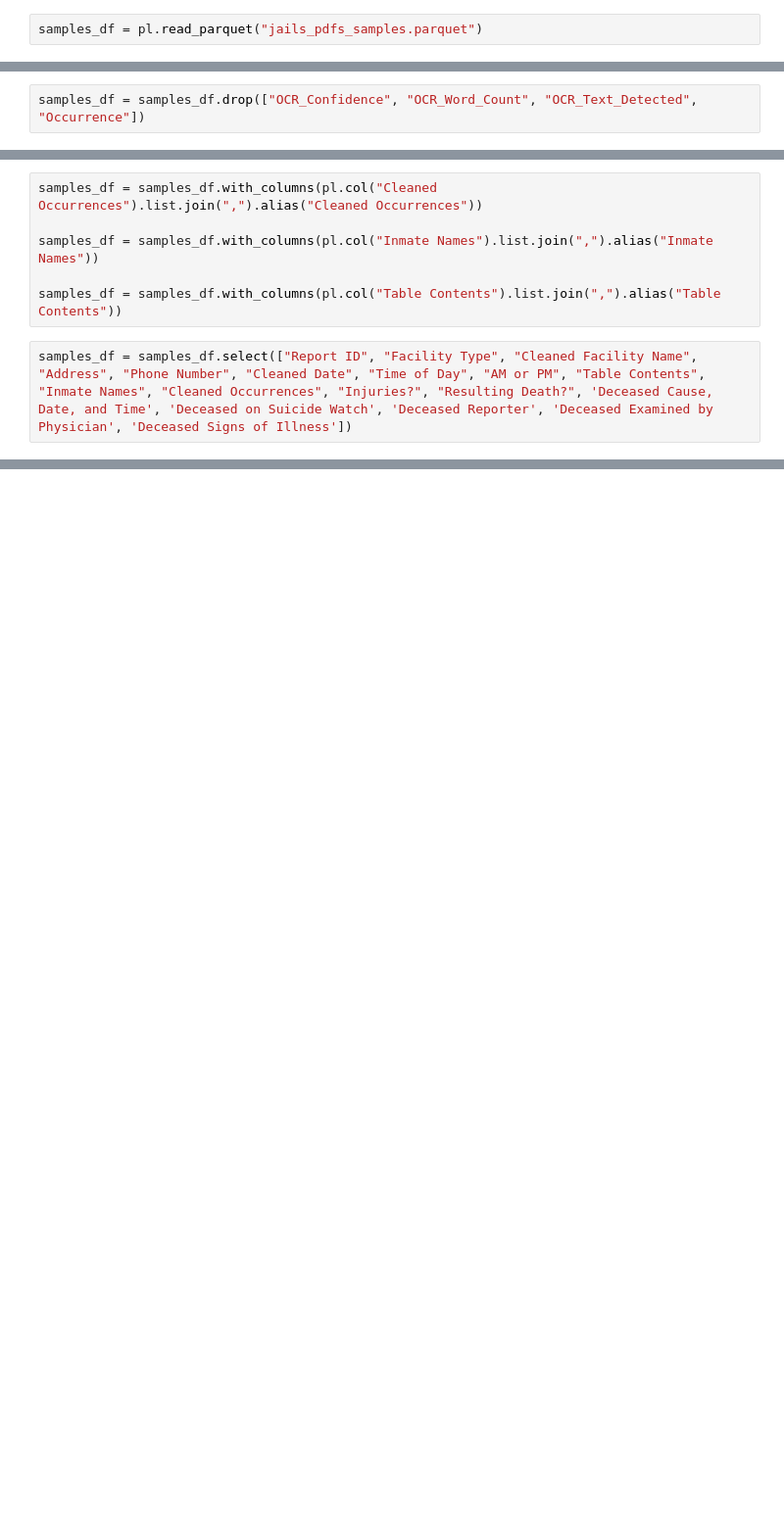
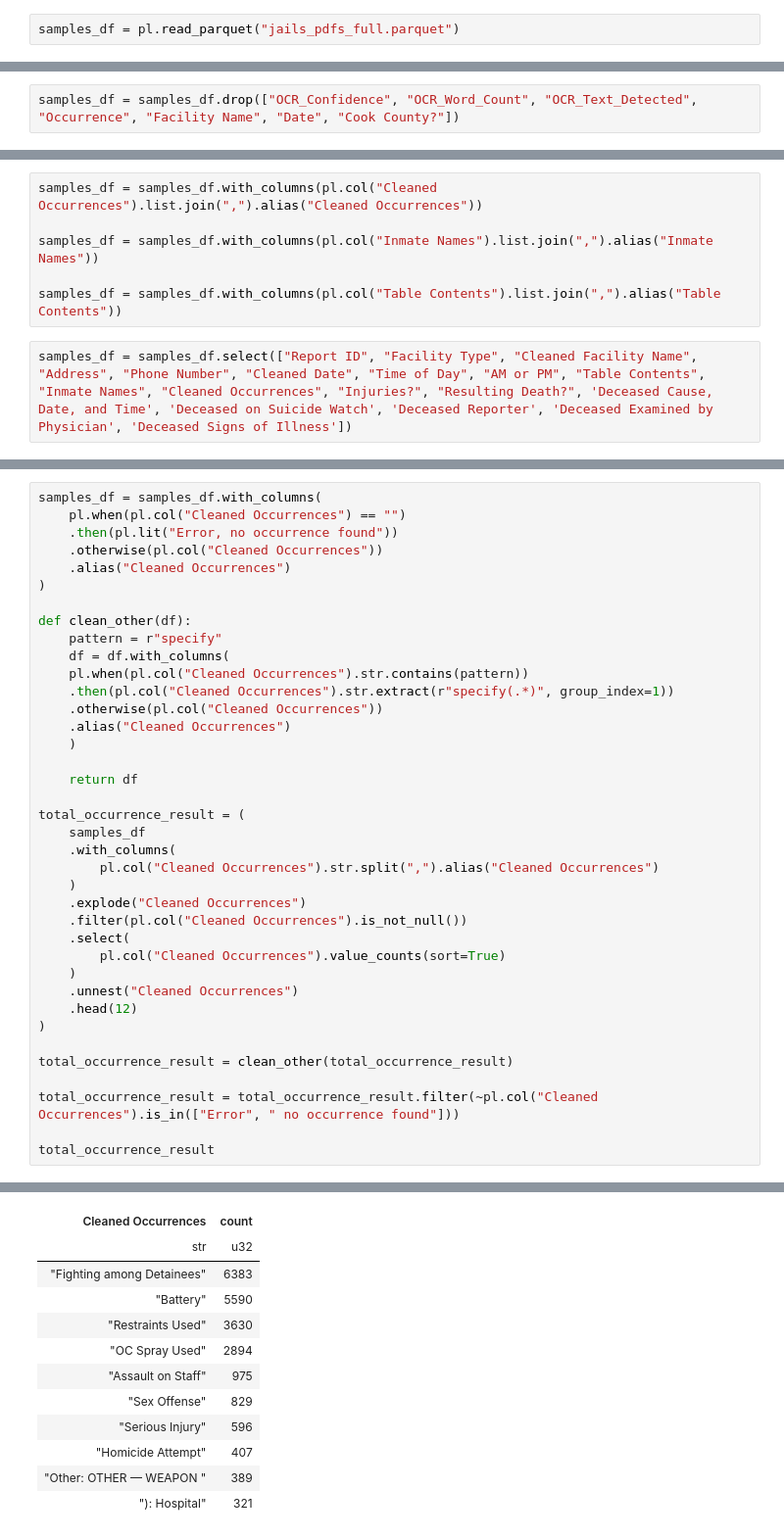
Before and after one commit to mansueto-institute/jail-events, a Jupyter notebook: src/jail-events/notebooks/ganon_cleaning.ipynb, the cells around one changed output, grey strips where cells are left out. Shown: that part at 98% size. Cells and saved outputs as stored; diff of their text form; blank space fills up the shorter version.

```diff
--- a/src/jail-events/notebooks/ganon_cleaning.ipynb
+++ b/src/jail-events/notebooks/ganon_cleaning.ipynb
@@ -13,2 +10,2 @@ import re
 # %%
-samples_df = pl.read_parquet("jails_pdfs_samples.parquet")
+samples_df = pl.read_parquet("jails_pdfs_full.parquet")
@@ -178,2 +127,2 @@ result
 # %%
-samples_df = samples_df.drop(["OCR_Confidence", "OCR_Word_Count", "OCR_Text_Detected", "Occurrence"])
+samples_df = samples_df.drop(["OCR_Confidence", "OCR_Word_Count", "OCR_Text_Detected", "Occurrence", "Facility Name", "Date", "Cook County?"])
@@ -208,0 +137,39 @@ shape: (394, 18)
+# %%
+samples_df = samples_df.with_columns(
+    pl.when(pl.col("Cleaned Occurrences") == "")
+    .then(pl.lit("Error, no occurrence found"))
+    .otherwise(pl.col("Cleaned Occurrences"))
+    .alias("Cleaned Occurrences")
+)
+
+def clean_other(df):
+    pattern = r"specify"
+    df = df.with_columns(
+    pl.when(pl.col("Cleaned Occurrences").str.contains(pattern))
+    .then(pl.col("Cleaned Occurrences").str.extract(r"specify(.*)", group_index=1))
+    .otherwise(pl.col("Cleaned Occurrences"))
+    .alias("Cleaned Occurrences")
+    )
+
+    return df
+
+total_occurrence_result = (
+    samples_df
+    .with_columns(
+        pl.col("Cleaned Occurrences").str.split(",").alias("Cleaned Occurrences")
+    )
+    .explode("Cleaned Occurrences")
+    .filter(pl.col("Cleaned Occurrences").is_not_null())
+    .select(
+        pl.col("Cleaned Occurrences").value_counts(sort=True)
+    )
+    .unnest("Cleaned Occurrences")
+    .head(12)
+)
+
+total_occurrence_result = clean_other(total_occurrence_result)
+
+total_occurrence_result = total_occurrence_result.filter(~pl.col("Cleaned Occurrences").is_in(["Error", " no occurrence found"]))
+
+total_occurrence_result
+# %% [output]
@@ -208,0 +177,12 @@ shape: (394, 18)
+| Cleaned Occurrences | count |
+| str | u32 |
+| "Fighting among Detainees" | 6383 |
+| "Battery" | 5590 |
+| "Restraints Used" | 3630 |
+| "OC Spray Used" | 2894 |
+| "Assault on Staff" | 975 |
+| "Sex Offense" | 829 |
+| "Serious Injury" | 596 |
+| "Homicide Attempt" | 407 |
+| "Other: OTHER — WEAPON " | 389 |
+| "): Hospital" | 321 |
```
Also changed, not shown: parts of 24 cells of this notebook.
